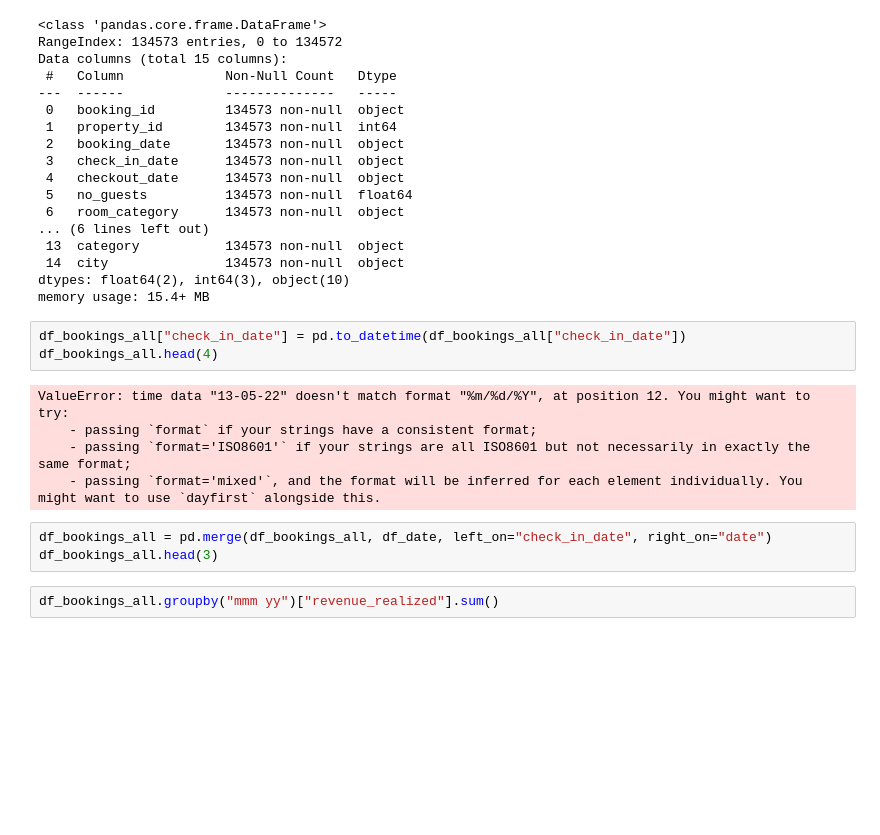
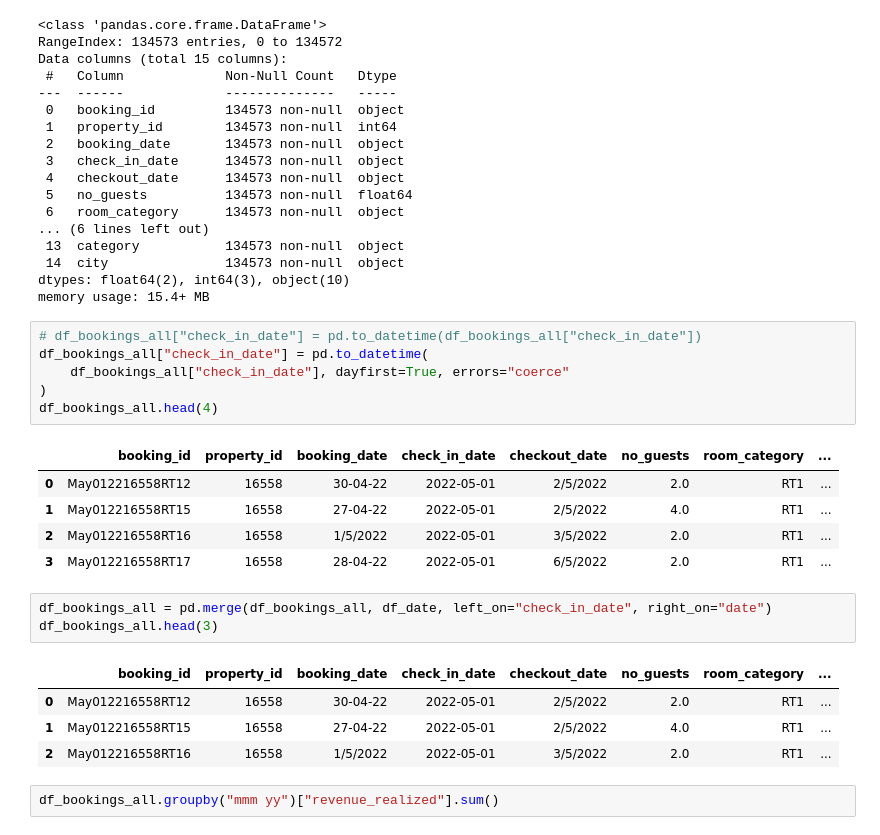
Before and after one commit to mourym/Hotel-Analysis-using-Pandas, a Jupyter notebook: hotels_analysis.ipynb, the cells around one changed output. Drawn from its saved outputs; the diff is of its cells as text; blank space fills up the shorter version.

```diff
--- a/hotels_analysis.ipynb
+++ b/hotels_analysis.ipynb
@@ -698,16 +698,25 @@ Data columns (total 15 columns):
 dtypes: float64(2), int64(3), object(10)
 memory usage: 15.4+ MB
 # %%
-df_bookings_all["check_in_date"] = pd.to_datetime(df_bookings_all["check_in_date"])
+# df_bookings_all["check_in_date"] = pd.to_datetime(df_bookings_all["check_in_date"])
+df_bookings_all["check_in_date"] = pd.to_datetime(
+    df_bookings_all["check_in_date"], dayfirst=True, errors="coerce"
+)
 df_bookings_all.head(4)
 # %% [output]
-ValueError: time data "13-05-22" doesn't match format "%m/%d/%Y", at position 12. You might want to try:
-    - passing `format` if your strings have a consistent format;
-    - passing `format='ISO8601'` if your strings are all ISO8601 but not necessarily in exactly the same format;
-    - passing `format='mixed'`, and the format will be inferred for each element individually. You might want to use `dayfirst` alongside this.
+|  | booking_id | property_id | booking_date | check_in_date | checkout_date | no_guests | room_category | ... |
+| 0 | May012216558RT12 | 16558 | 30-04-22 | 2022-05-01 | 2/5/2022 | 2.0 | RT1 | ... |
+| 1 | May012216558RT15 | 16558 | 27-04-22 | 2022-05-01 | 2/5/2022 | 4.0 | RT1 | ... |
+| 2 | May012216558RT16 | 16558 | 1/5/2022 | 2022-05-01 | 3/5/2022 | 2.0 | RT1 | ... |
+| 3 | May012216558RT17 | 16558 | 28-04-22 | 2022-05-01 | 6/5/2022 | 2.0 | RT1 | ... |
 # %%
 df_bookings_all = pd.merge(df_bookings_all, df_date, left_on="check_in_date", right_on="date")
 df_bookings_all.head(3)
+# %% [output]
+|  | booking_id | property_id | booking_date | check_in_date | checkout_date | no_guests | room_category | ... |
+| 0 | May012216558RT12 | 16558 | 30-04-22 | 2022-05-01 | 2/5/2022 | 2.0 | RT1 | ... |
+| 1 | May012216558RT15 | 16558 | 27-04-22 | 2022-05-01 | 2/5/2022 | 4.0 | RT1 | ... |
+| 2 | May012216558RT16 | 16558 | 1/5/2022 | 2022-05-01 | 3/5/2022 | 2.0 | RT1 | ... |
 # %%
 df_bookings_all.groupby("mmm yy")["revenue_realized"].sum()
 # %% [markdown]
```
